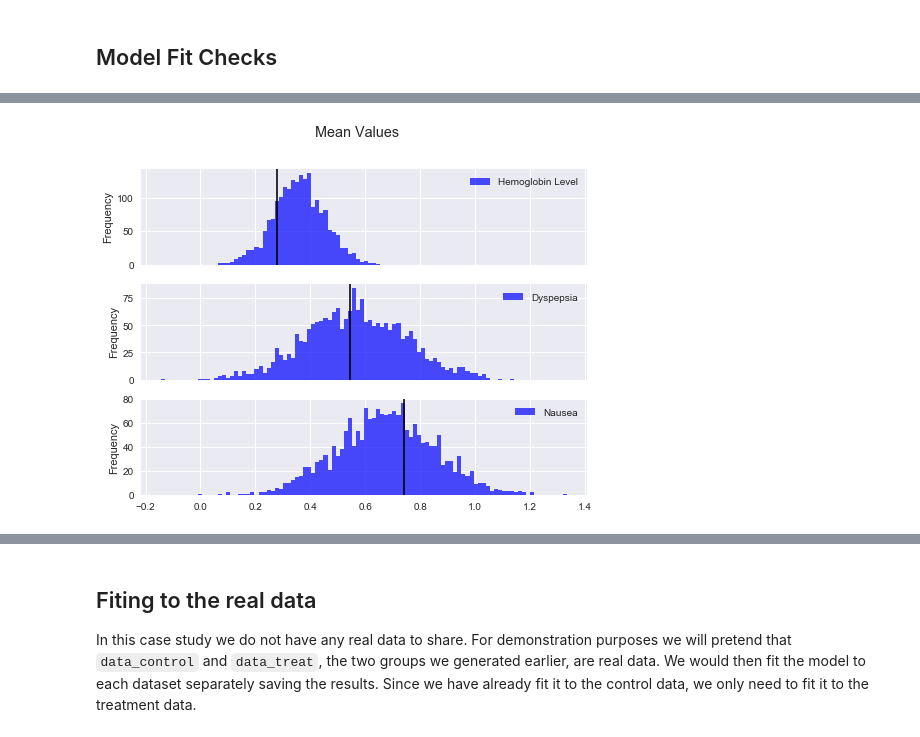
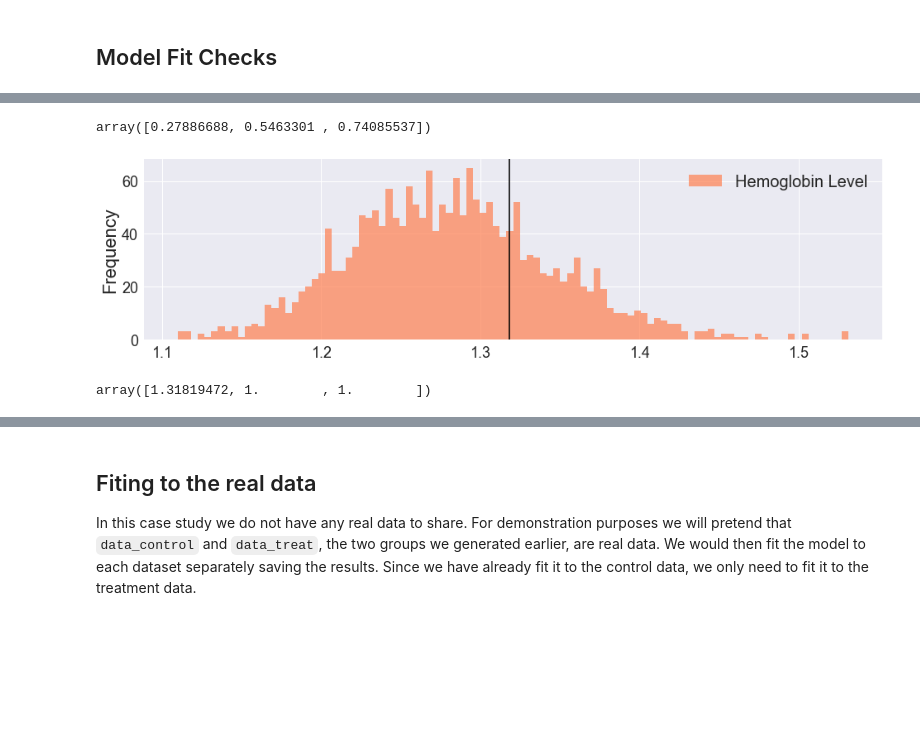
Before and after one commit to bayesways/mixed-data, a Jupyter notebook: notebooks/rosi_py.ipynb, the cells around one changed output, grey strips where cells are left out. Cells and saved outputs as stored; diff of their text form; code cells hidden in the pictures; blank space fills up the shorter version.

Commit message:
re-run notebook to update figures

```diff
--- a/notebooks/rosi_py.ipynb
+++ b/notebooks/rosi_py.ipynb
@@ -317,0 +326,21 @@ effect_names = np.array(['Hemoglobin Level','Dyspepsia', 'Nausea'])
+# %%
+import pylab as plot
+params = {'legend.fontsize': 20,
+          'legend.handlelength': 2}
+plot.rcParams.update(params)
+
+sns.set(font_scale=2)  # crazy big
+
+K = data_control['Kb'] + data_control['Kc']
+title = ""
+true_values = data_control['mu']
+df = pd.DataFrame(post_samples_control['mu'])
+df.columns = effect_names
+
+ax = df.plot.hist(subplots=True, title=title, color=color,
+                  sharex=True, sharey =False,
+                  alpha=alpha, bins=bins, fontsize=18,
+                  figsize=(16,12));
+
+for i in range(df.shape[1]):
+    ax[i].axvline(true_values[i], color='black', alpha=linealpha, linestyle=linestyle, lw=lw);
@@ -318,17 +349,32 @@ effect_names = np.array(['Hemoglobin Level','Dyspepsia', 'Nausea'])
+# %%
+true_values
+# %% [output]
+array([0.27886688, 0.5463301 , 0.74085537])
+# %%
+color = 'coral'
+alpha = .7
+bins = 100
+lw = 2
+linestyle = '-'
+linecolor = 'r'
+linealpha = .8
 # %%
 
-K = data_control['Kb'] + data_control['Kc']
-title = "Mean Values"
-true_values = data_control['mu']
-df = pd.DataFrame(post_samples_control['mu'])
-df.columns = effect_names
+title = ""
+true_values = data_control['sigma']
+df = pd.DataFrame(post_samples_control['sigma'])
+df.columns = effect_names[:data_control['Kc']]
 
-ax = df.plot.hist(subplots=True, title=title, color='blue',
+ax = df.plot.hist(subplots=True, title=title, color=color,
                   sharex=True, sharey =False,
-                  alpha=alpha, bins=bins,
-                  figsize=(8,6));
+                  alpha=alpha, bins=bins, fontsize=18,
+                  figsize=(16,4));
 
 for i in range(df.shape[1]):
     ax[i].axvline(true_values[i], color='black', alpha=linealpha, linestyle=linestyle, lw=lw);
 # %% [output]
-[figure, old version]
+[figure, new version]
+# %%
+true_values
+# %% [output]
+array([1.31819472, 1.        , 1.        ])
```
Also changed, not shown: parts of 14 cells of this notebook.
